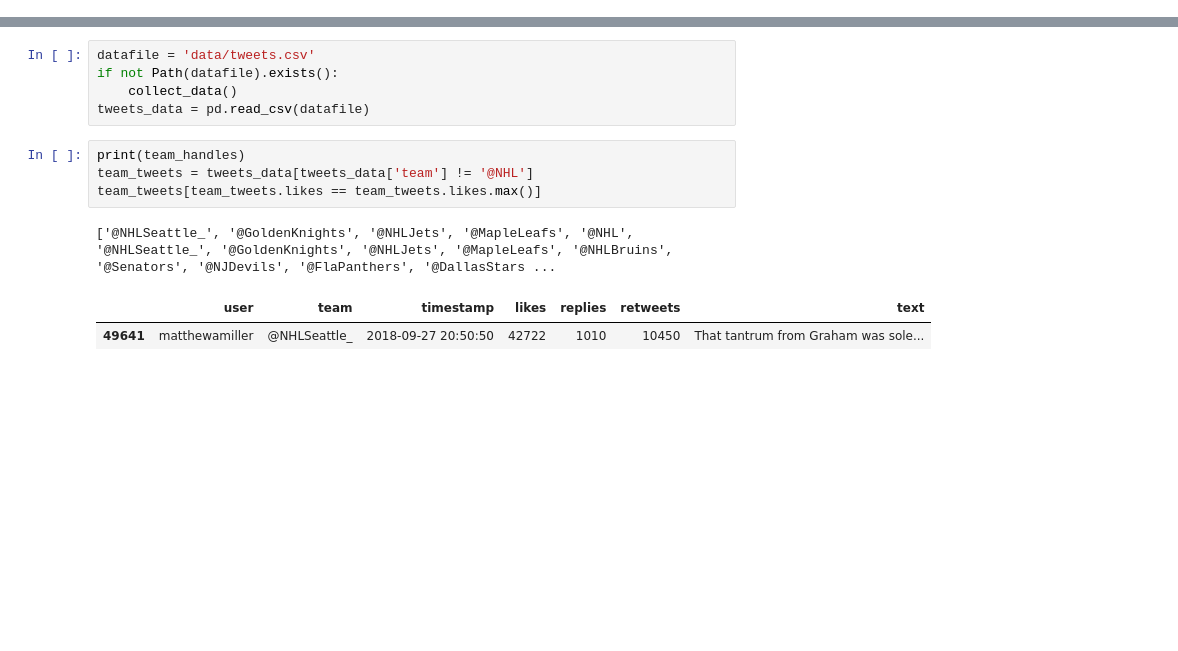
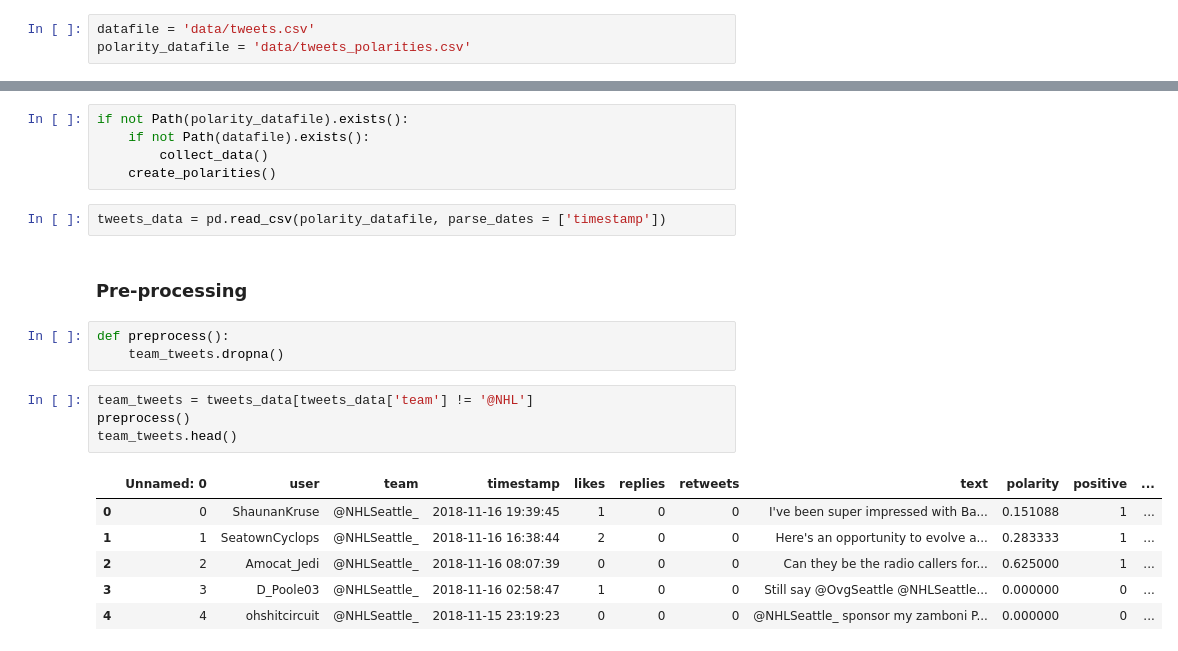
Before and after one commit to jsloa071/NHL-Tweets-Analysis, a Jupyter notebook: Untitled.ipynb, the cells around one changed output, grey strips where cells are left out. Drawn from its saved outputs; the diff is of its cells as text; blank space fills up the shorter version.

Commit message:
Add polarities

```diff
--- a/Untitled.ipynb
+++ b/Untitled.ipynb
@@ -20,2 +32,5 @@ import pandas as pd
+# %%
+datafile = 'data/tweets.csv'
+polarity_datafile = 'data/tweets_polarities.csv'
 # %%
 def get_team_handles():
@@ -72,13 +135,23 @@ Driver found in /Users/paulcrupi/.wdm/chromedriver/2.46/mac64/chromedriver
 # %%
-datafile = 'data/tweets.csv'
-if not Path(datafile).exists():
-    collect_data()
-tweets_data = pd.read_csv(datafile)
+if not Path(polarity_datafile).exists():
+    if not Path(datafile).exists():
+        collect_data()
+    create_polarities()
+# %%
+tweets_data = pd.read_csv(polarity_datafile, parse_dates = ['timestamp'])
+# %% [markdown]
+### Pre-processing
+# %%
+def preprocess():
+    team_tweets.dropna()
 # %%
-print(team_handles)
 team_tweets = tweets_data[tweets_data['team'] != '@NHL']
-team_tweets[team_tweets.likes == team_tweets.likes.max()]
+preprocess()
+team_tweets.head()
 # %% [output]
-['@NHLSeattle_', '@GoldenKnights', '@NHLJets', '@MapleLeafs', '@NHL', '@NHLSeattle_', '@GoldenKnights', '@NHLJets', '@MapleLeafs', '@NHLBruins', '@Senators', '@NJDevils', '@FlaPanthers', '@DallasStars ...
-|  | user | team | timestamp | likes | replies | retweets | text |
-| 49641 | matthewamiller | @NHLSeattle_ | 2018-09-27 20:50:50 | 42722 | 1010 | 10450 | That tantrum from Graham was sole... |
+|  | Unnamed: 0 | user | team | timestamp | likes | replies | retweets | text | polarity | positive | ... |
+| 0 | 0 | ShaunanKruse | @NHLSeattle_ | 2018-11-16 19:39:45 | 1 | 0 | 0 | I've been super impressed with Ba... | 0.151088 | 1 | ... |
+| 1 | 1 | SeatownCyclops | @NHLSeattle_ | 2018-11-16 16:38:44 | 2 | 0 | 0 | Here's an opportunity to evolve a... | 0.283333 | 1 | ... |
+| 2 | 2 | Amocat_Jedi | @NHLSeattle_ | 2018-11-16 08:07:39 | 0 | 0 | 0 | Can they be the radio callers for... | 0.625000 | 1 | ... |
+| 3 | 3 | D_Poole03 | @NHLSeattle_ | 2018-11-16 02:58:47 | 1 | 0 | 0 | Still say @OvgSeattle @NHLSeattle... | 0.000000 | 0 | ... |
+| 4 | 4 | ohshitcircuit | @NHLSeattle_ | 2018-11-15 23:19:23 | 0 | 0 | 0 | @NHLSeattle_ sponsor my zamboni P... | 0.000000 | 0 | ... |
```
Also changed, not shown: parts of 34 cells of this notebook, 5 other files.
